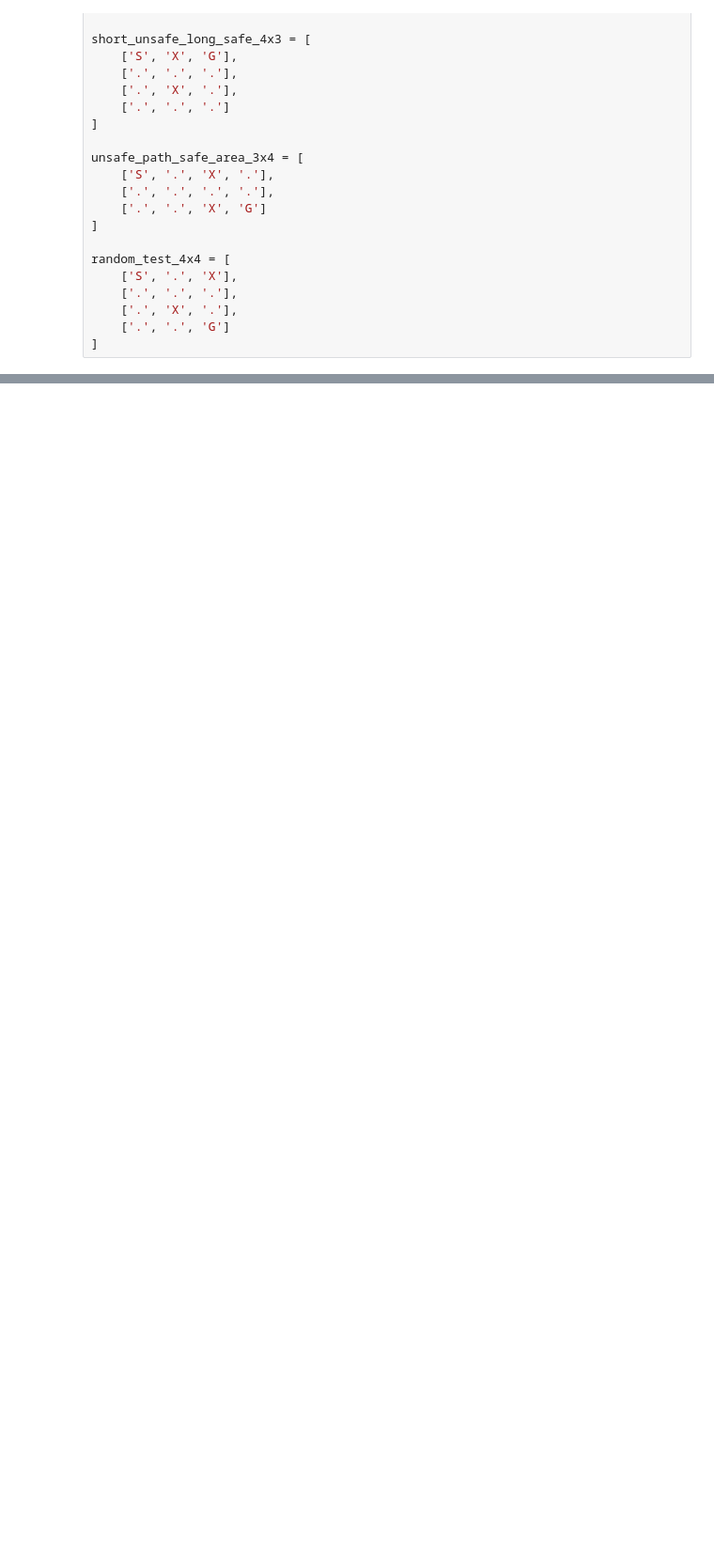
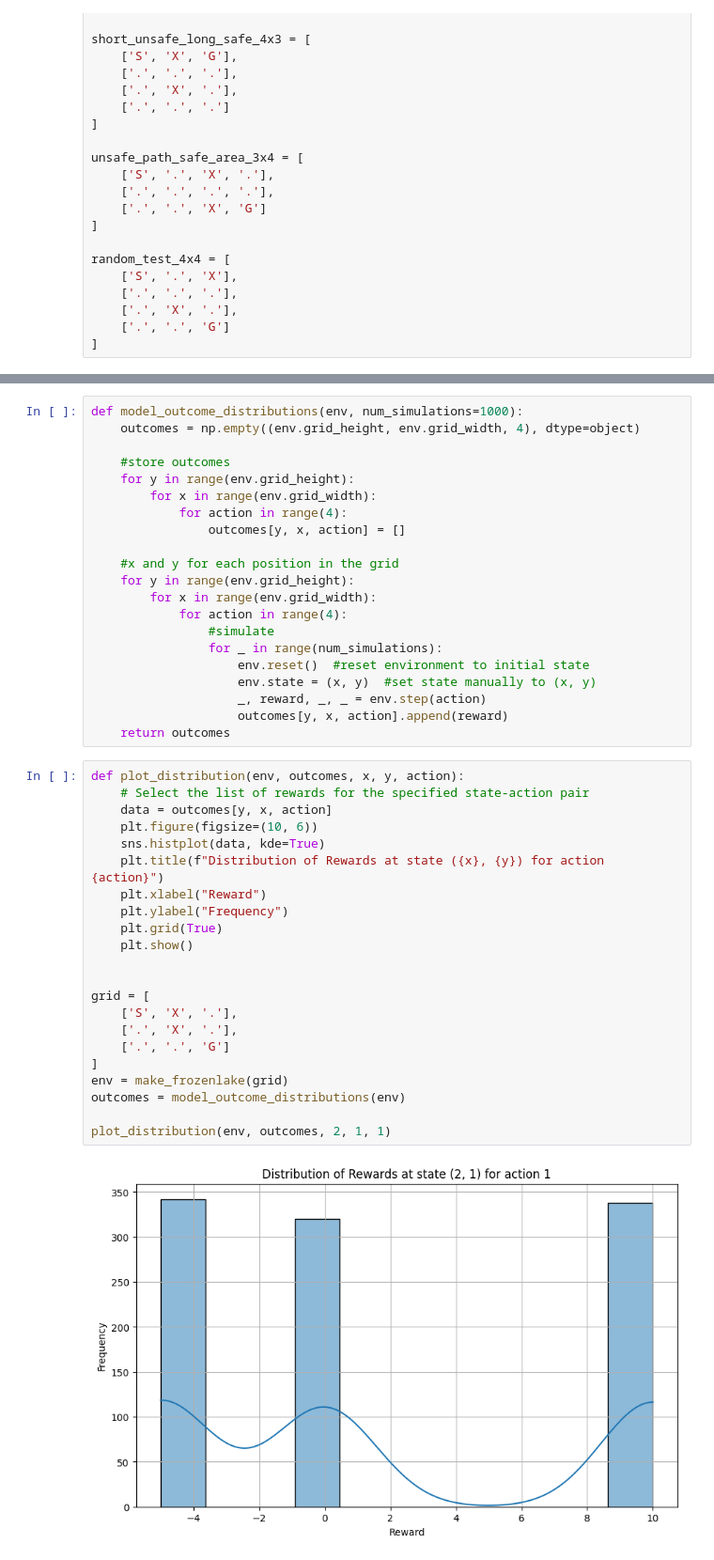
Before and after one commit to filipxg/When-To-Explore-and-When-to-Stop, a Jupyter notebook: frozenlake.ipynb, the cells around one changed output, grey strips where cells are left out. Shown at 94% size. Cells and saved outputs as stored; diff of their text form; blank space fills up the shorter version.

```diff
--- a/frozenlake.ipynb
+++ b/frozenlake.ipynb
@@ -764,0 +884,45 @@ Episode: 2005, Total Steps: 30373, Raw Reward: -5.00
+# %%
+def model_outcome_distributions(env, num_simulations=1000):
+    outcomes = np.empty((env.grid_height, env.grid_width, 4), dtype=object)
+
+    #store outcomes
+    for y in range(env.grid_height):
+        for x in range(env.grid_width):
+            for action in range(4):
+                outcomes[y, x, action] = []
+
+    #x and y for each position in the grid
+    for y in range(env.grid_height):
+        for x in range(env.grid_width):
+            for action in range(4):
+                #simulate
+                for _ in range(num_simulations):
+                    env.reset()  #reset environment to initial state
+                    env.state = (x, y)  #set state manually to (x, y)
+                    _, reward, _, _ = env.step(action)
+                    outcomes[y, x, action].append(reward)
+    return outcomes
+# %%
+def plot_distribution(env, outcomes, x, y, action):
+    # Select the list of rewards for the specified state-action pair
+    data = outcomes[y, x, action]
+    plt.figure(figsize=(10, 6))
+    sns.histplot(data, kde=True)
+    plt.title(f"Distribution of Rewards at state ({x}, {y}) for action {action}")
+    plt.xlabel("Reward")
+    plt.ylabel("Frequency")
+    plt.grid(True)
+    plt.show()
+
+
+grid = [
+    ['S', 'X', '.'],
+    ['.', 'X', '.'],
+    ['.', '.', 'G']
+]
+env = make_frozenlake(grid)
+outcomes = model_outcome_distributions(env)
+
+plot_distribution(env, outcomes, 2, 1, 1)
+# %% [output]
+[figure, added]
```
Also changed, not shown: parts of 9 cells of this notebook, 8 other files.
